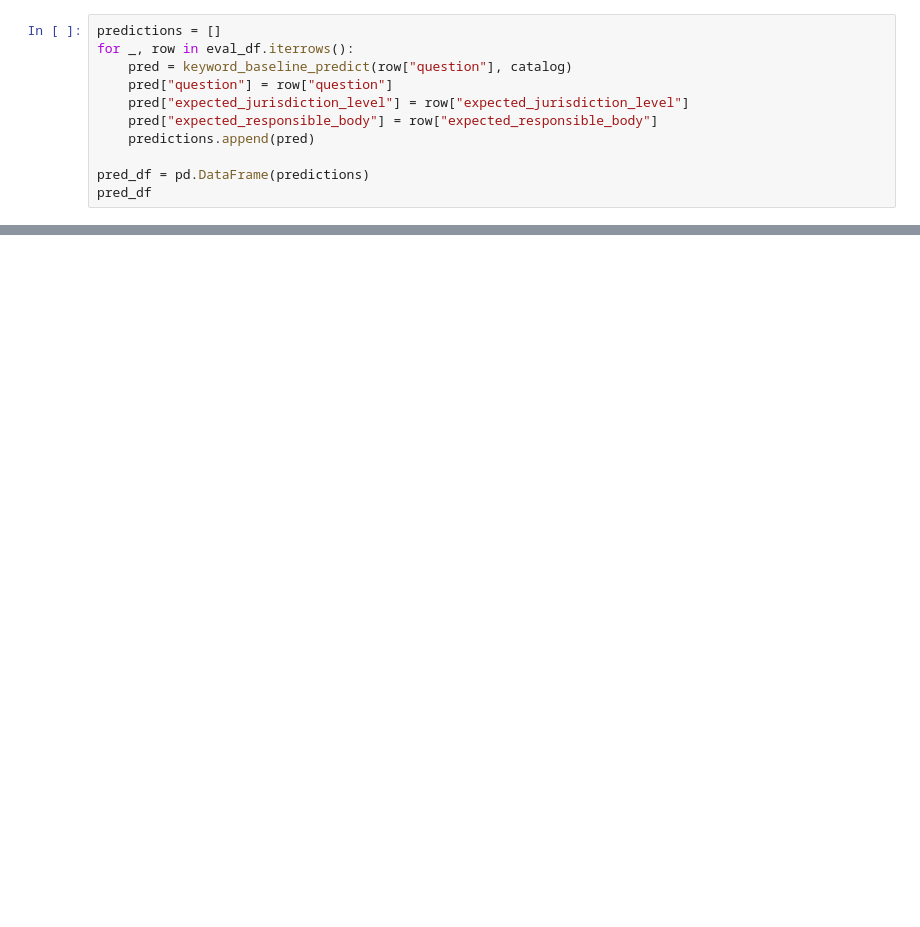
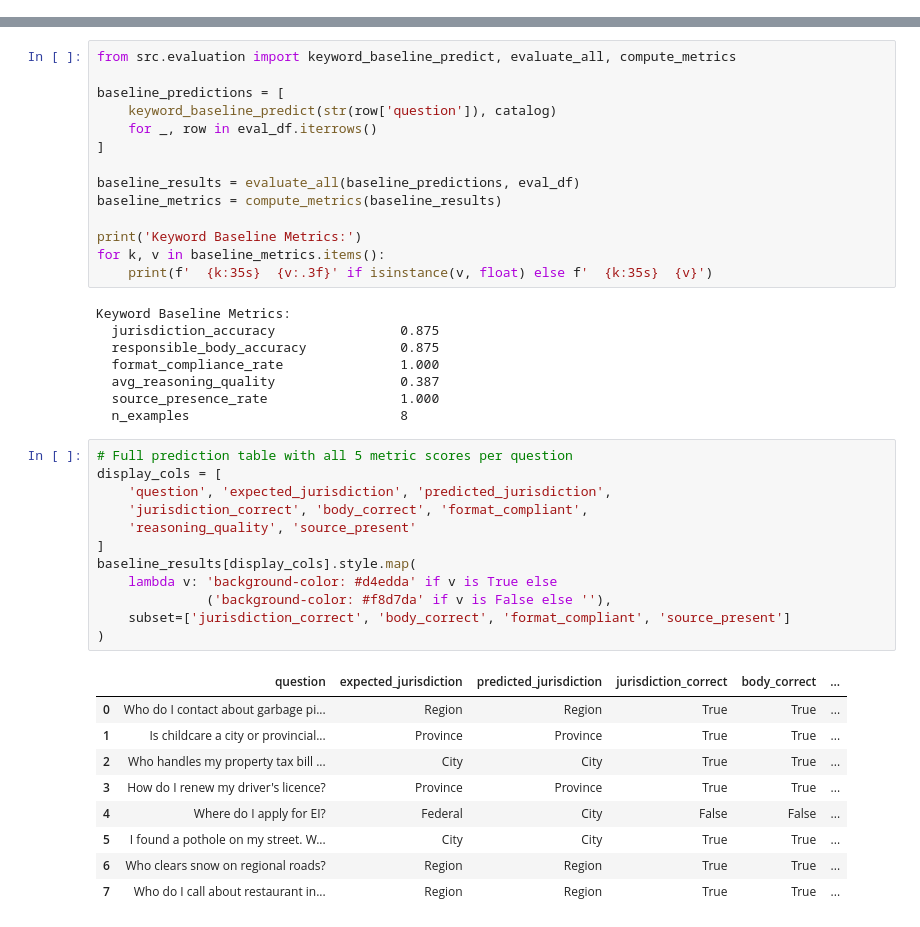
Before and after one commit to muthuacumen/AI_Agent_Workshop, a Jupyter notebook: notebooks/day2/Day2_03_evaluate_and_pipeline.ipynb, the cells around one changed output, grey strips where cells are left out. Saved outputs shown, nothing was run; the diff lists cells and outputs as text; blank space fills up the shorter version.

```diff
--- a/notebooks/day2/Day2_03_evaluate_and_pipeline.ipynb
+++ b/notebooks/day2/Day2_03_evaluate_and_pipeline.ipynb
@@ -59,11 +0,0 @@ def keyword_baseline_predict(question: str, df: pd.DataFrame) -> dict:
-# %%
-predictions = []
-for _, row in eval_df.iterrows():
-    pred = keyword_baseline_predict(row["question"], catalog)
-    pred["question"] = row["question"]
-    pred["expected_jurisdiction_level"] = row["expected_jurisdiction_level"]
-    pred["expected_responsible_body"] = row["expected_responsible_body"]
-    predictions.append(pred)
-
-pred_df = pd.DataFrame(predictions)
-pred_df
@@ -122,0 +90,44 @@ An agent demo becomes an ML system only when it is grounded, testable, reproduci
+# %%
+from src.evaluation import keyword_baseline_predict, evaluate_all, compute_metrics
+
+baseline_predictions = [
+    keyword_baseline_predict(str(row['question']), catalog)
+    for _, row in eval_df.iterrows()
+]
+
+baseline_results = evaluate_all(baseline_predictions, eval_df)
+baseline_metrics = compute_metrics(baseline_results)
+
+print('Keyword Baseline Metrics:')
+for k, v in baseline_metrics.items():
+    print(f'  {k:35s}  {v:.3f}' if isinstance(v, float) else f'  {k:35s}  {v}')
+# %% [output]
+Keyword Baseline Metrics:
+  jurisdiction_accuracy                0.875
+  responsible_body_accuracy            0.875
+  format_compliance_rate               1.000
+  avg_reasoning_quality                0.387
+  source_presence_rate                 1.000
+  n_examples                           8
+# %%
+# Full prediction table with all 5 metric scores per question
+display_cols = [
+    'question', 'expected_jurisdiction', 'predicted_jurisdiction',
+    'jurisdiction_correct', 'body_correct', 'format_compliant',
+    'reasoning_quality', 'source_present'
+]
+baseline_results[display_cols].style.map(
+    lambda v: 'background-color: #d4edda' if v is True else
+              ('background-color: #f8d7da' if v is False else ''),
+    subset=['jurisdiction_correct', 'body_correct', 'format_compliant', 'source_present']
+)
+# %% [output]
+|  | question | expected_jurisdiction | predicted_jurisdiction | jurisdiction_correct | body_correct | ... |
+| 0 | Who do I contact about garbage pi... | Region | Region | True | True | ... |
+| 1 | Is childcare a city or provincial... | Province | Province | True | True | ... |
+| 2 | Who handles my property tax bill ... | City | City | True | True | ... |
+| 3 | How do I renew my driver's licence? | Province | Province | True | True | ... |
+| 4 | Where do I apply for EI? | Federal | City | False | False | ... |
+| 5 | I found a pothole on my street. W... | City | City | True | True | ... |
+| 6 | Who clears snow on regional roads? | Region | Region | True | True | ... |
+| 7 | Who do I call about restaurant in... | Region | Region | True | True | ... |
```
Also changed, not shown: parts of 33 cells of this notebook, 19 other files.
